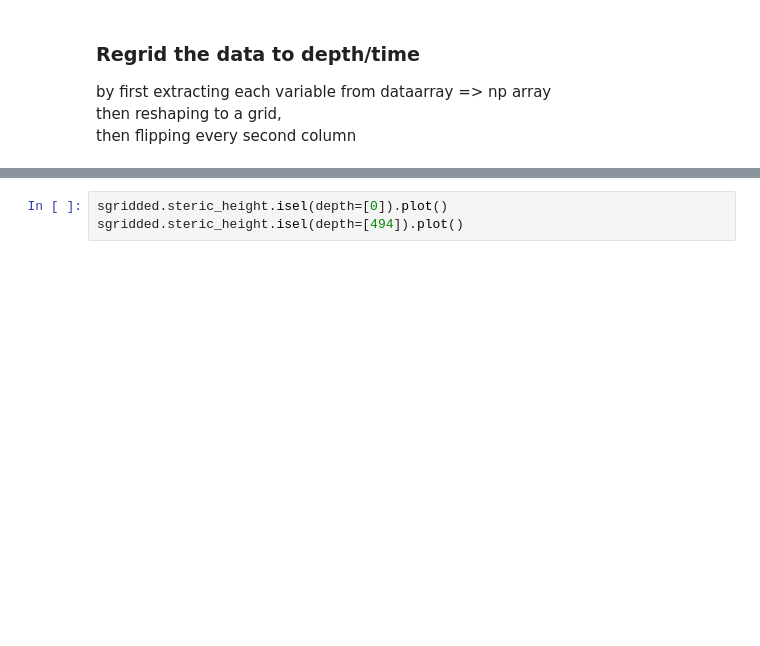
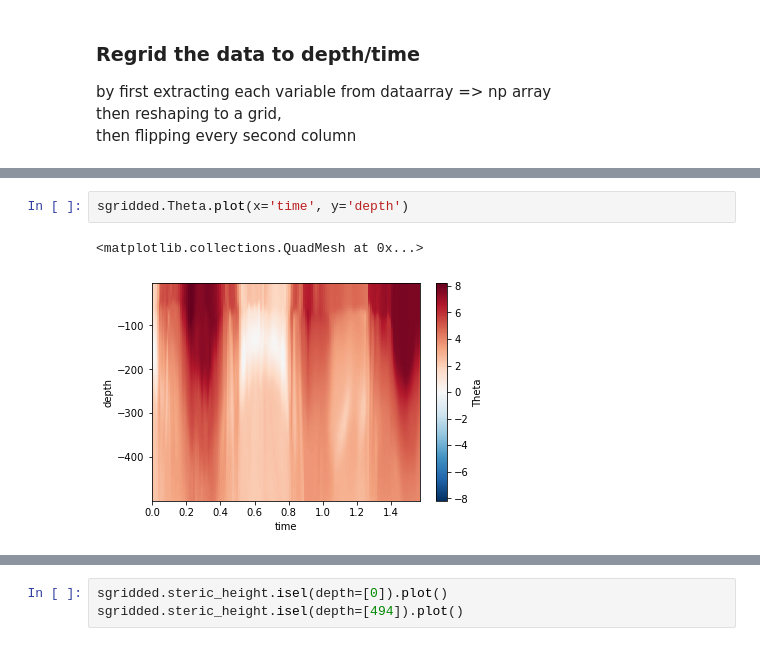
Before and after one commit to kdrushka/model-subsampling, a Jupyter notebook: testing/osse_code.ipynb, the cells around one changed output, grey strips where cells are left out. Saved outputs shown, nothing was run; the diff lists cells and outputs as text; blank space fills up the shorter version.

```diff
--- a/testing/osse_code.ipynb
+++ b/testing/osse_code.ipynb
@@ -220,0 +238,5 @@ for vbl in vbls3d:
+# %%
+sgridded.Theta.plot(x='time', y='depth')
+# %% [output]
+<matplotlib.collections.QuadMesh at 0x...>
+[figure, added]
```
Also changed, not shown: parts of 11 cells of this notebook, 1 other file.
